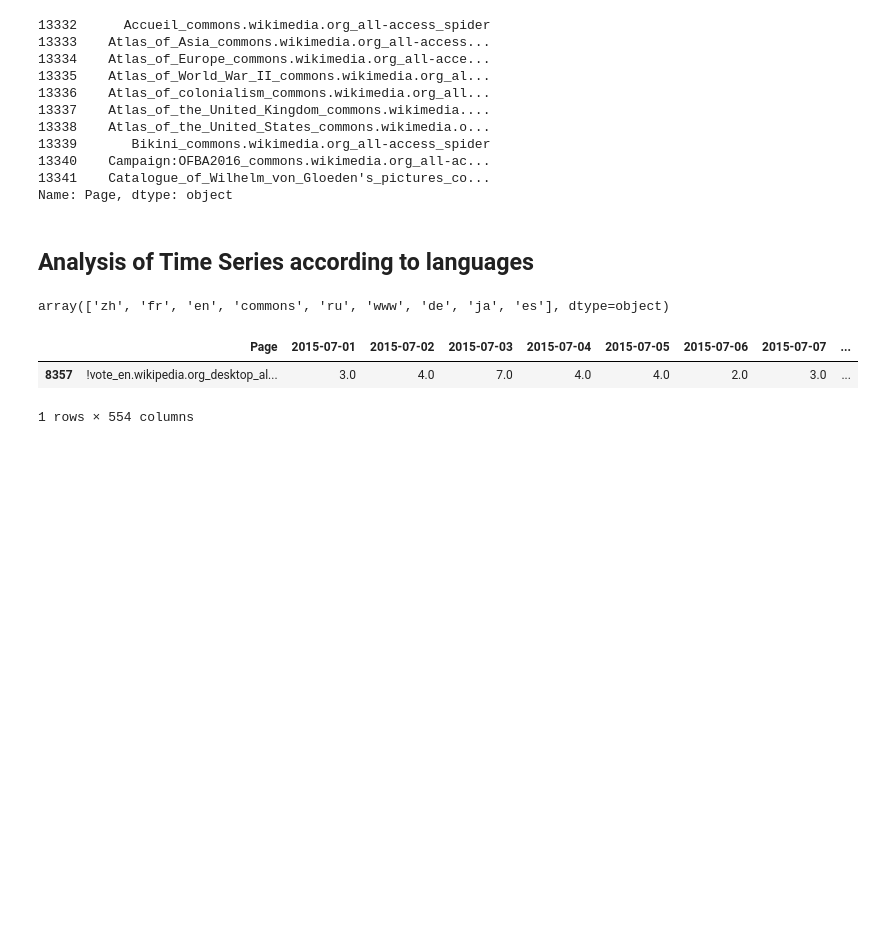
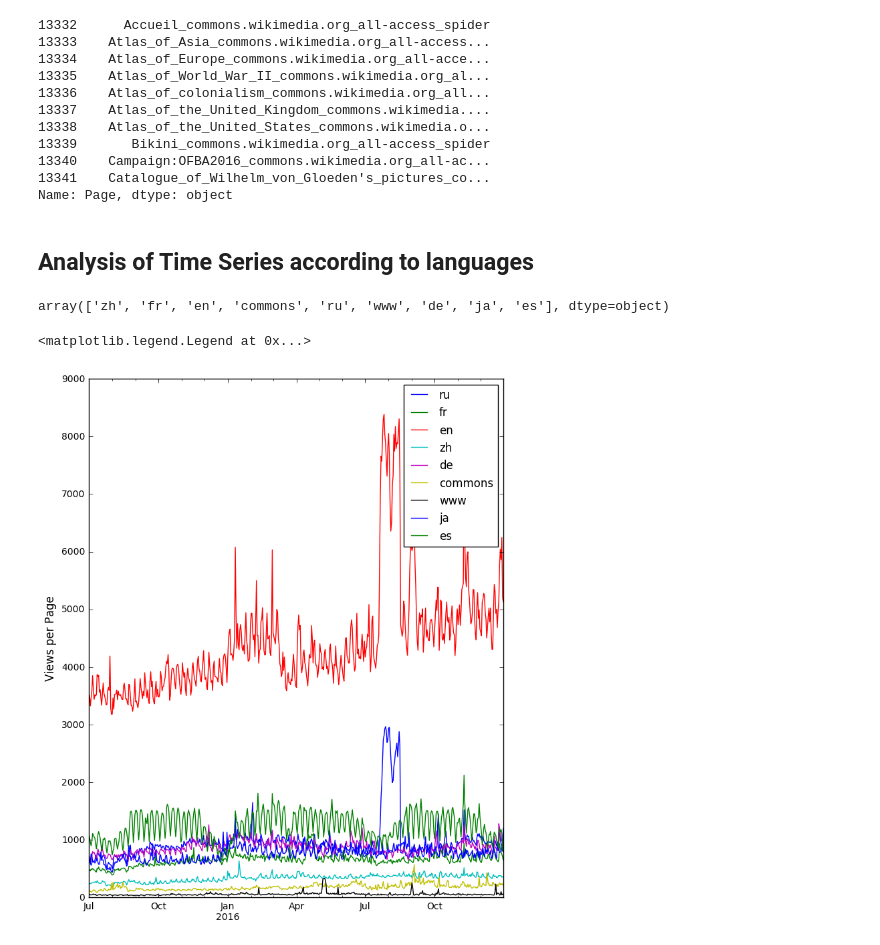
Before and after one commit to darekarsam/Web-Traffic-Forecasting, a Jupyter notebook: Web Traffic Time Series Forecasting.ipynb, the cells around one changed output. Saved outputs shown, nothing was run; the diff lists cells and outputs as text; code cells hidden in the pictures; blank space fills up the shorter version.

```diff
--- a/Web Traffic Time Series Forecasting.ipynb
+++ b/Web Traffic Time Series Forecasting.ipynb
@@ -107,9 +110,25 @@ langDict['www'] = trainDF[trainDF.lang=='www']
 langDict['de'] = trainDF[trainDF.lang=='de']
 langDict['ja'] = trainDF[trainDF.lang=='ja']
 langDict['es'] = trainDF[trainDF.lang=='es']
-# %%
-langDict['en'].iloc[:1]
-# %% [output]
-|  | Page | 2015-07-01 | 2015-07-02 | 2015-07-03 | 2015-07-04 | 2015-07-05 | 2015-07-06 | 2015-07-07 | ... |
-| 8357 | !vote_en.wikipedia.org_desktop_al... | 3.0 | 4.0 | 7.0 | 4.0 | 4.0 | 2.0 | 3.0 | ... |
-1 rows × 554 columns
+# %%
+avg = {}
+for key in langDict:
+    avg[key] = pd.to_numeric(langDict[key].iloc[:,1:].sum(axis=0), errors='coerce')/ langDict[key].shape[0]
+    #values for host, access and agent are NaN hence dropping them
+    avg[key].dropna(inplace=True)
+#     convert index to datetime
+    avg[key].index = pd.to_datetime(avg[key].index)
+# %%
+fig, ax = plt.subplots( figsize=(8, 10), sharex=True)
+for key in avg:
+    avg[key].plot(label=key)
+plt.legend(loc='best')
+ax.set_ylabel('Views per Page', size=12)
+# ax.set_xticklabels(ax.get_xticklabels(), rotation=90)
+plt.legend()
+
+#     print key
+#     plt.plot(np.array(avg[key].index), np.array(avg[key]), label = key)
+# %% [output]
+<matplotlib.legend.Legend at 0x...>
+[figure, added]
```
Also changed, not shown: parts of 11 cells of this notebook.
